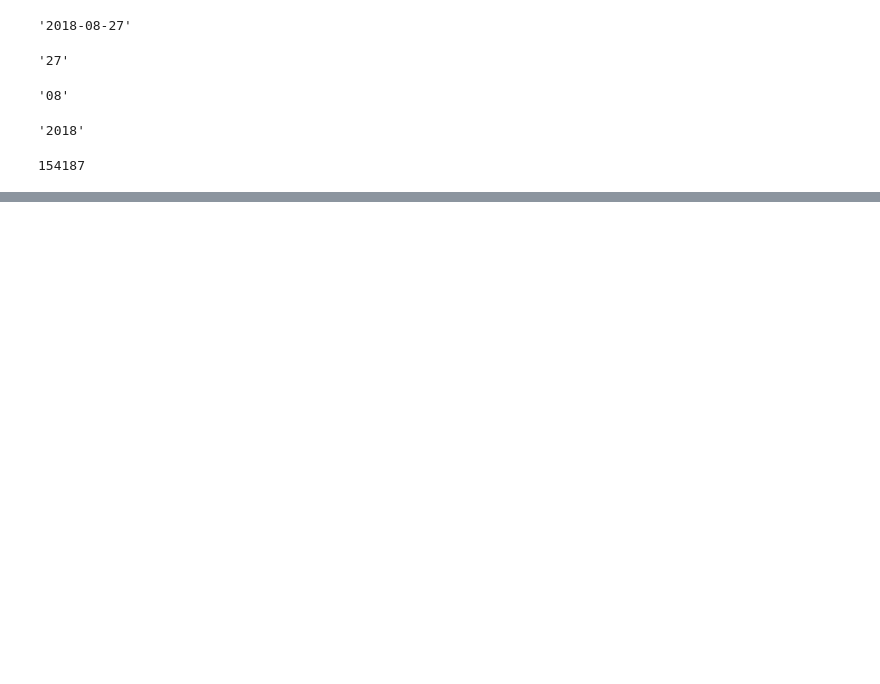
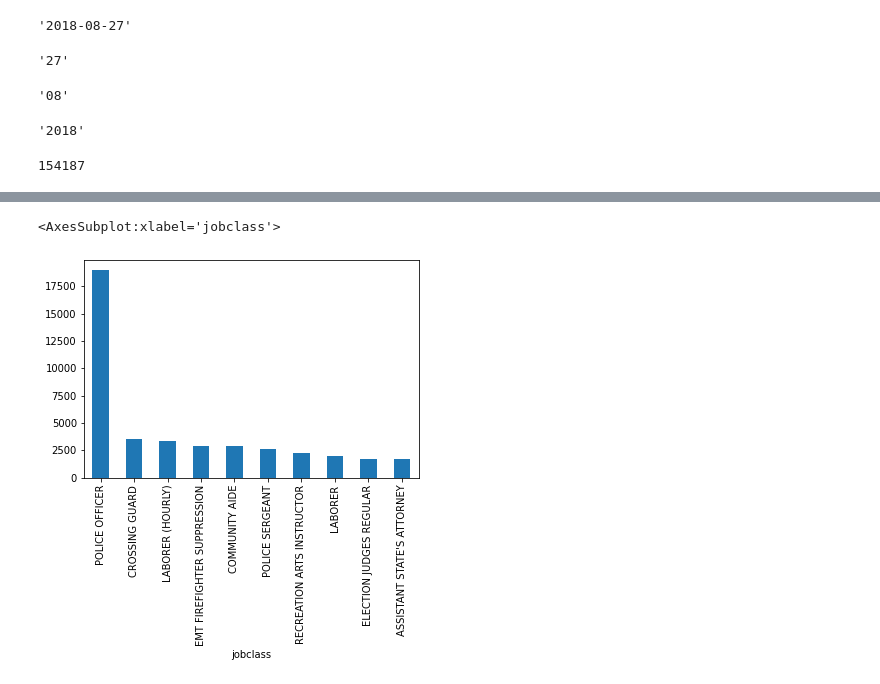
Before and after one commit to Naveen-Karanamu/Baltimore-Salary-Prediction, a Jupyter notebook: main.ipynb, the cells around one changed output, grey strips where cells are left out. Drawn from its saved outputs; the diff is of its cells as text; code cells hidden in the pictures; blank space fills up the shorter version.

```diff
--- a/main.ipynb
+++ b/main.ipynb
@@ -291,0 +331,5 @@ plt.grid()
+# %%
+newdf.groupby(['jobclass'])['firstname'].count().sort_values(ascending=False).head(10).plot.bar()
+# %% [output]
+<AxesSubplot:xlabel='jobclass'>
+[figure, added]
```
Also changed, not shown: parts of 17 cells of this notebook.
